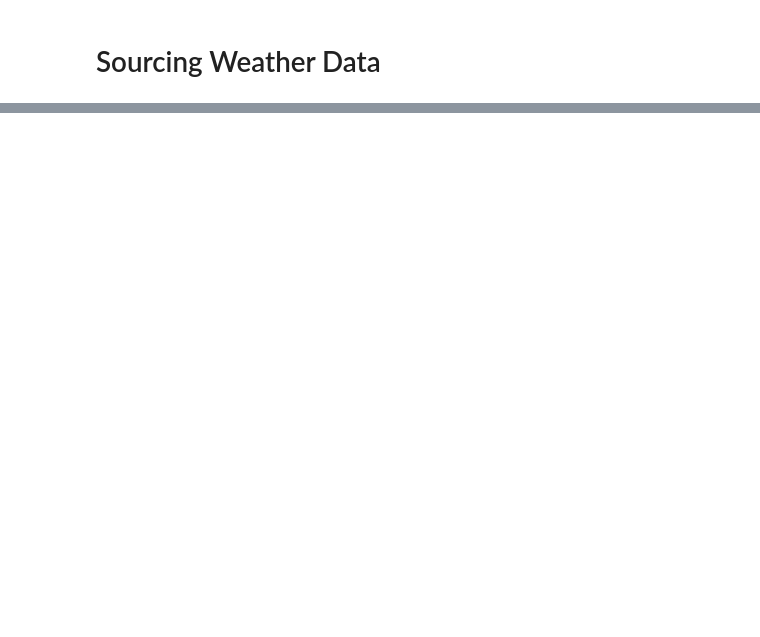
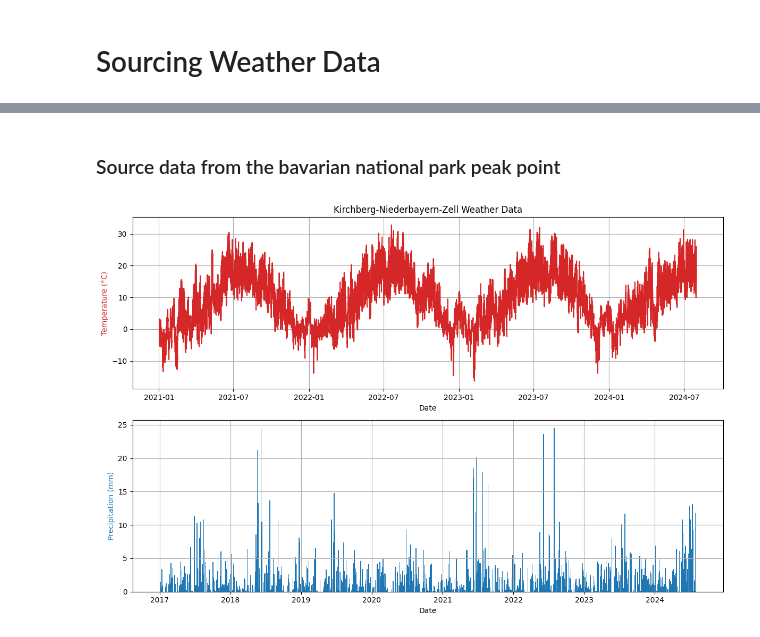
Before and after one commit to m-mango/bavarian-forest-visitor-monitoring-dssgx-24, a Jupyter notebook: weather_data_sourcing.ipynb, the cells around one changed output, grey strips where cells are left out. Drawn from its saved outputs; the diff is of its cells as text; code cells hidden in the pictures; blank space fills up the shorter version.

```diff
--- a/weather_data_sourcing.ipynb
+++ b/weather_data_sourcing.ipynb
@@ -117,0 +190,33 @@ plt.show()
+# %% [markdown]
+### Source data from the bavarian national park peak point
+# %%
+get_hourly_data(bavarian_peak, start_time, end_time)
+
+save_path = './outputs/weather_data/'
+if not os.path.exists(save_path):
+    os.makedirs(save_path)
+
+data.to_csv(f'{save_path}bf-peak_region.csv')
+
+# Plot temperature and precipitation data in subplots
+fig, ax = plt.subplots(2, 1, figsize=(12, 8))
+
+# Plot temperature data
+ax[0].plot(data.index, data['temp'], color='tab:red')
+ax[0].set_ylabel('Temperature (°C)', color='tab:red')
+ax[0].set_title(f'{station_name} Weather Data')
+ax[0].grid(True)
+ax[0].set_xlabel('Date')
+
+# Plot precipitation data
+
+ax[1].bar(data.index, data['prcp'], color='tab:blue', width= 4)
+ax[1].set_ylabel('Precipitation (mm)',color='tab:blue')
+ax[1].grid(True)
+ax[1].set_xlabel('Date')
+
+# Show plot
+plt.tight_layout()
+plt.show()
+# %% [output]
+[figure, added]
```
Also changed, not shown: parts of 16 cells of this notebook.
